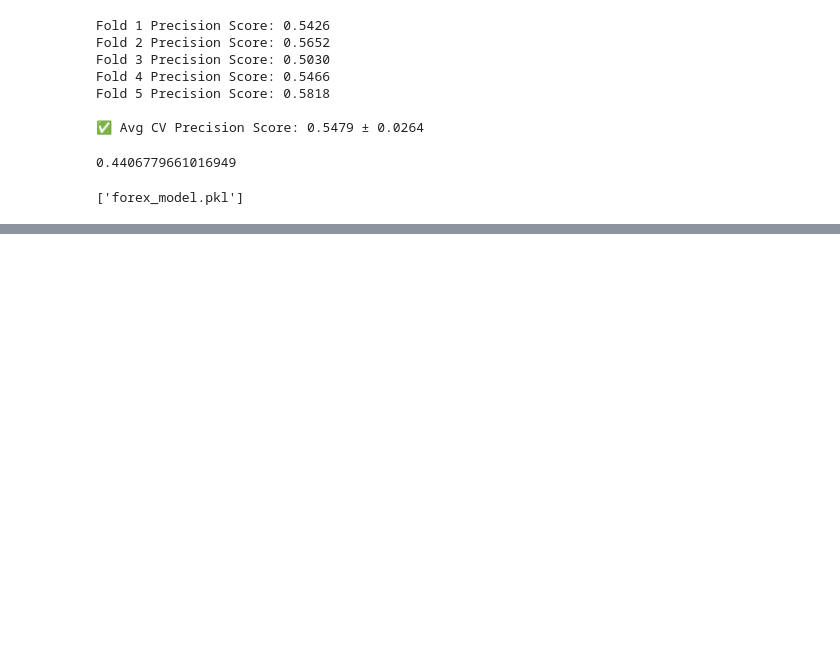
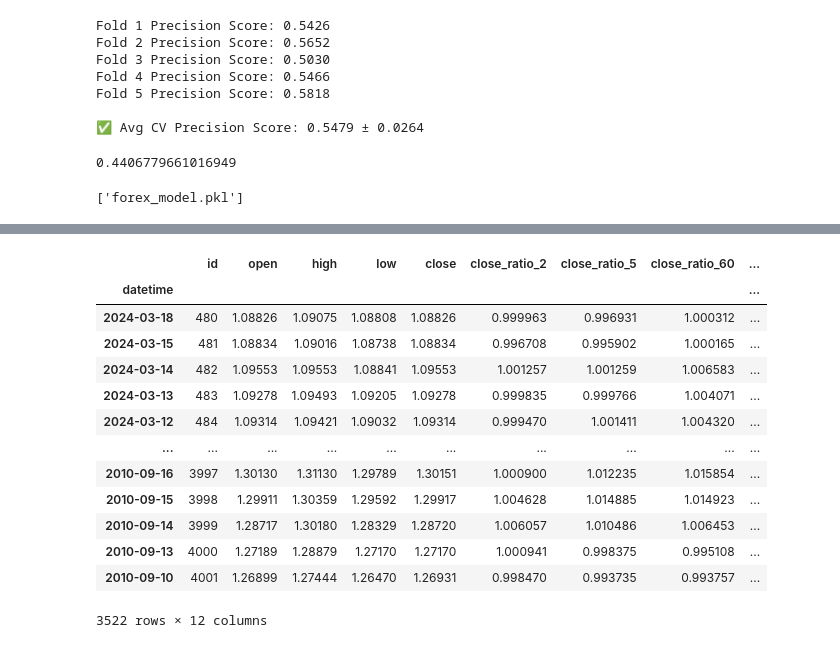
Before and after one commit to Atharv-Verma290/Forex-Forecasting-MLOps-System, a Jupyter notebook: model_training.ipynb, the cells around one changed output, grey strips where cells are left out. Cells and saved outputs as stored; diff of their text form; code cells hidden in the pictures; blank space fills up the shorter version.

Commit message:
added model_training task

```diff
--- a/model_training.ipynb
+++ b/model_training.ipynb
@@ -168,3 +168,13 @@ import joblib
 joblib.dump(model, 'forex_model.pkl')
 # %% [output]
 ['forex_model.pkl']
+# %%
+import psycopg2
+import pandas as pd
+
+conn = psycopg2.connect(database="app_db", user="admin", password="admin", host="localhost", port=5433)
+print("connection successful")
+query="""SELECT * FROM eur_usd_train ORDER BY datetime DESC;"""
+df = pd.read_sql(query, conn)
+conn.close()
+print(df.head())
@@ -170,0 +208,18 @@ joblib.dump(model, 'forex_model.pkl')
+# %%
+df = df.set_index("datetime")
+df
+# %% [output]
+|  | id | open | high | low | close | close_ratio_2 | close_ratio_5 | close_ratio_60 | ... |
+| datetime |  |  |  |  |  |  |  |  | ... |
+| 2024-03-18 | 480 | 1.08826 | 1.09075 | 1.08808 | 1.08826 | 0.999963 | 0.996931 | 1.000312 | ... |
+| 2024-03-15 | 481 | 1.08834 | 1.09016 | 1.08738 | 1.08834 | 0.996708 | 0.995902 | 1.000165 | ... |
+| 2024-03-14 | 482 | 1.09553 | 1.09553 | 1.08841 | 1.09553 | 1.001257 | 1.001259 | 1.006583 | ... |
+| 2024-03-13 | 483 | 1.09278 | 1.09493 | 1.09205 | 1.09278 | 0.999835 | 0.999766 | 1.004071 | ... |
+| 2024-03-12 | 484 | 1.09314 | 1.09421 | 1.09032 | 1.09314 | 0.999470 | 1.001411 | 1.004320 | ... |
+| ... | ... | ... | ... | ... | ... | ... | ... | ... | ... |
+| 2010-09-16 | 3997 | 1.30130 | 1.31130 | 1.29789 | 1.30151 | 1.000900 | 1.012235 | 1.015854 | ... |
+| 2010-09-15 | 3998 | 1.29911 | 1.30359 | 1.29592 | 1.29917 | 1.004628 | 1.014885 | 1.014923 | ... |
+| 2010-09-14 | 3999 | 1.28717 | 1.30180 | 1.28329 | 1.28720 | 1.006057 | 1.010486 | 1.006453 | ... |
+| 2010-09-13 | 4000 | 1.27189 | 1.28879 | 1.27170 | 1.27170 | 1.000941 | 0.998375 | 0.995108 | ... |
+| 2010-09-10 | 4001 | 1.26899 | 1.27444 | 1.26470 | 1.26931 | 0.998470 | 0.993735 | 0.993757 | ... |
+3522 rows × 12 columns
```
Also changed, not shown: parts of 5 cells of this notebook, 5 other files.
